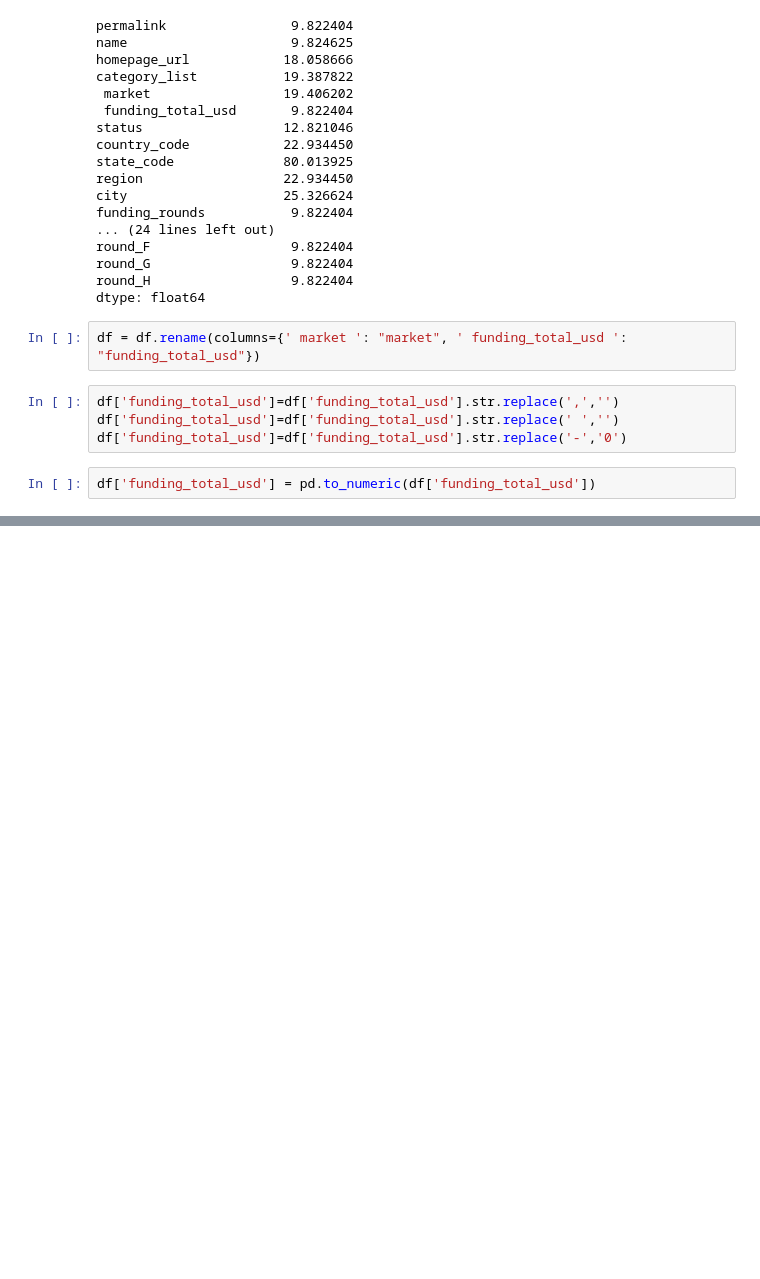
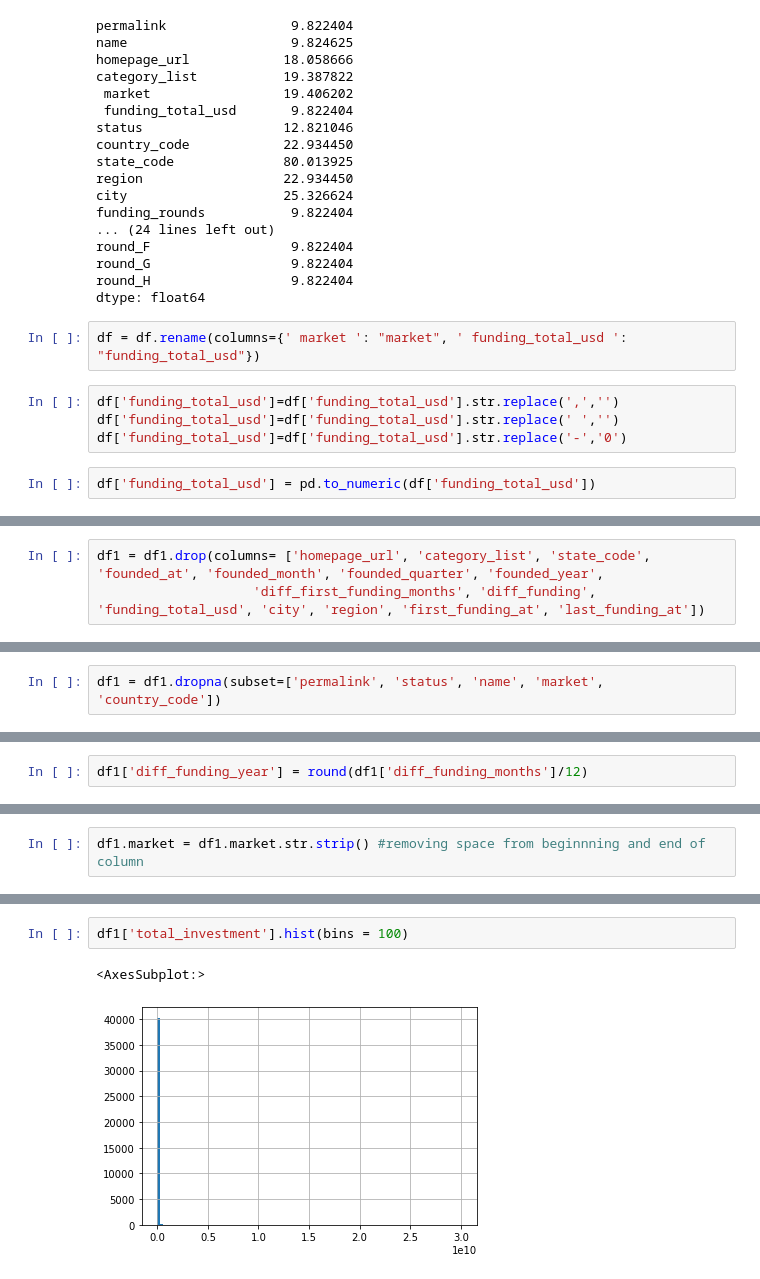
Before and after one commit to Pball01/Startup-Succes-Rate, a Jupyter notebook: Startup_Project.ipynb, the cells around one changed output, grey strips where cells are left out. Cells and saved outputs as stored; diff of their text form; blank space fills up the shorter version.

```diff
--- a/Startup_Project.ipynb
+++ b/Startup_Project.ipynb
@@ -354,0 +719,3 @@ df[['founded_at', 'first_funding_at', 'last_funding_at', 'founded_year', 'founde
+# %%
+df1 = df1.drop(columns= ['homepage_url', 'category_list', 'state_code', 'founded_at', 'founded_month', 'founded_quarter', 'founded_year',
+                    'diff_first_funding_months', 'diff_funding', 'funding_total_usd', 'city', 'region', 'first_funding_at', 'last_funding_at'])
@@ -354,0 +773,2 @@ df[['founded_at', 'first_funding_at', 'last_funding_at', 'founded_year', 'founde
+# %%
+df1 = df1.dropna(subset=['permalink', 'status', 'name', 'market', 'country_code'])
@@ -354,0 +885,2 @@ df[['founded_at', 'first_funding_at', 'last_funding_at', 'founded_year', 'founde
+# %%
+df1['diff_funding_year'] = round(df1['diff_funding_months']/12)
@@ -354,0 +946,2 @@ df[['founded_at', 'first_funding_at', 'last_funding_at', 'founded_year', 'founde
+# %%
+df1.market = df1.market.str.strip() #removing space from beginnning and end of column
@@ -354,0 +1173,5 @@ df[['founded_at', 'first_funding_at', 'last_funding_at', 'founded_year', 'founde
+# %%
+df1['total_investment'].hist(bins = 100)
+# %% [output]
+<AxesSubplot:>
+[figure, added]
```
Also changed, not shown: parts of 94 cells of this notebook, 3 other files.
